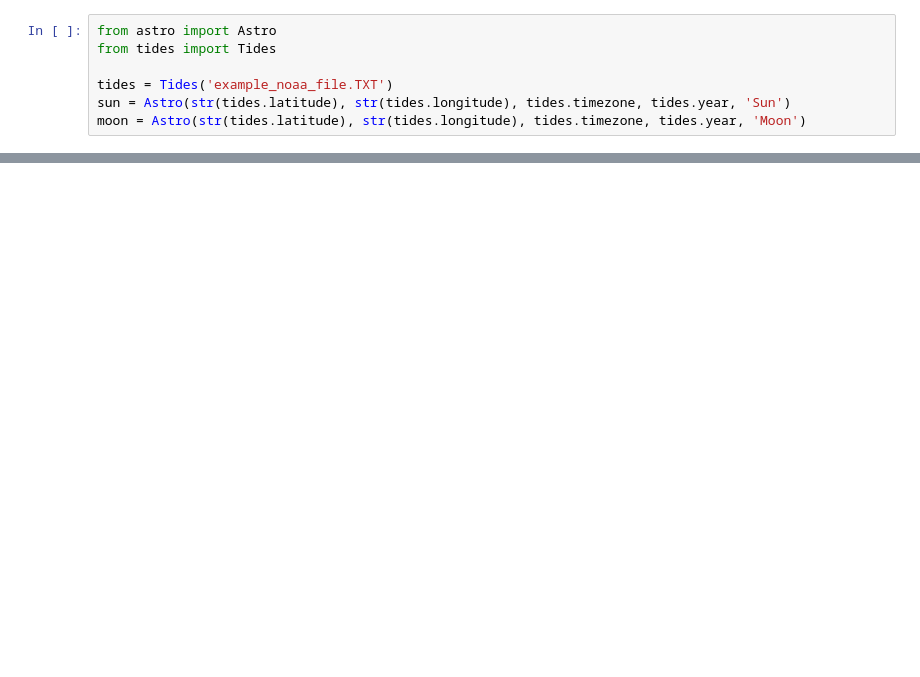
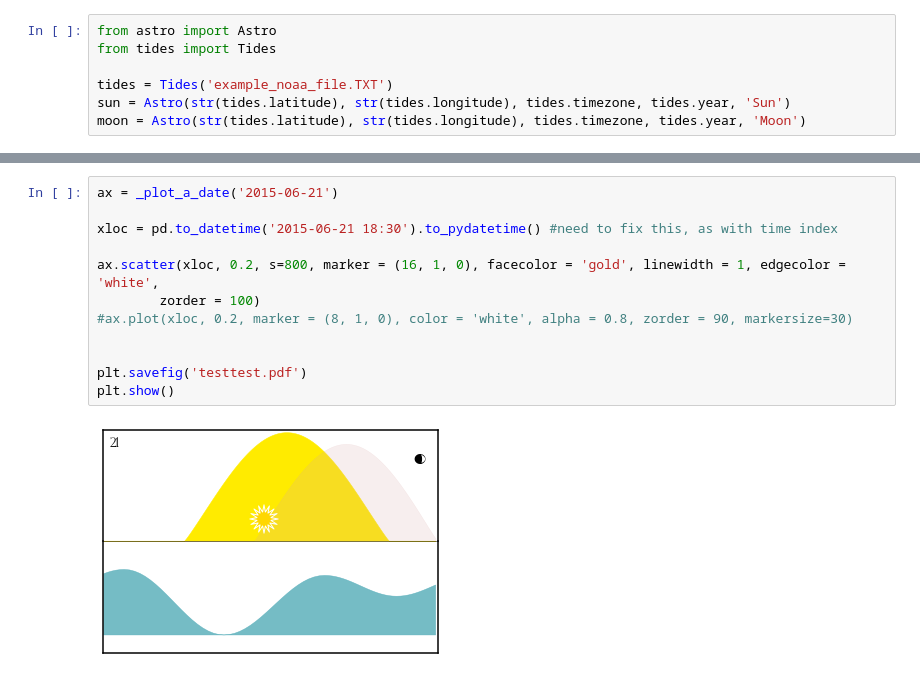
Before and after one commit to shendrix07/sunmoontide, a Jupyter notebook: plot dev.ipynb, the cells around one changed output, grey strips where cells are left out. Drawn from its saved outputs; the diff is of its cells as text; blank space fills up the shorter version.

```diff
--- a/plot dev.ipynb
+++ b/plot dev.ipynb
@@ -140,0 +103,14 @@ pd.to_datetime(year_month + '-01').dayofweek
+# %%
+ax = _plot_a_date('2015-06-21')
+
+xloc = pd.to_datetime('2015-06-21 18:30').to_pydatetime() #need to fix this, as with time index
+
+ax.scatter(xloc, 0.2, s=800, marker = (16, 1, 0), facecolor = 'gold', linewidth = 1, edgecolor = 'white',
+        zorder = 100)
+#ax.plot(xloc, 0.2, marker = (8, 1, 0), color = 'white', alpha = 0.8, zorder = 90, markersize=30)
+
+
+plt.savefig('testtest.pdf')
+plt.show()
+# %% [output]
+[figure, added]
```
Also changed, not shown: parts of 14 cells of this notebook, 14 other files.
